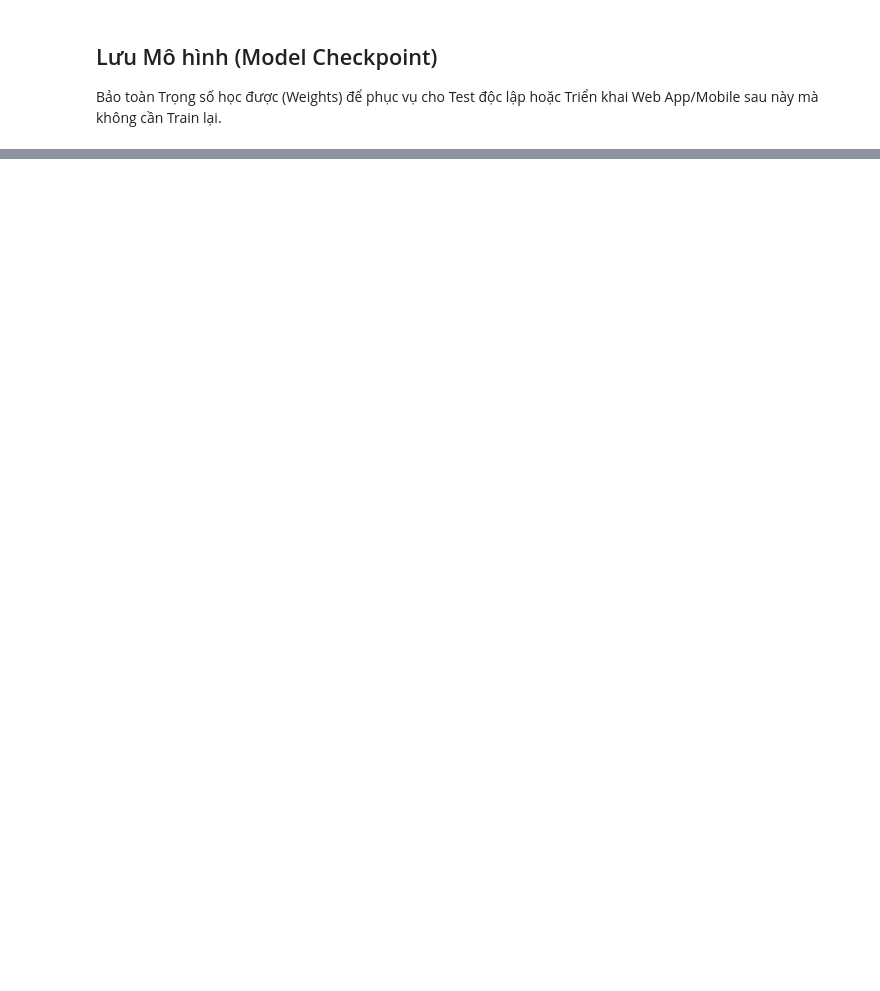
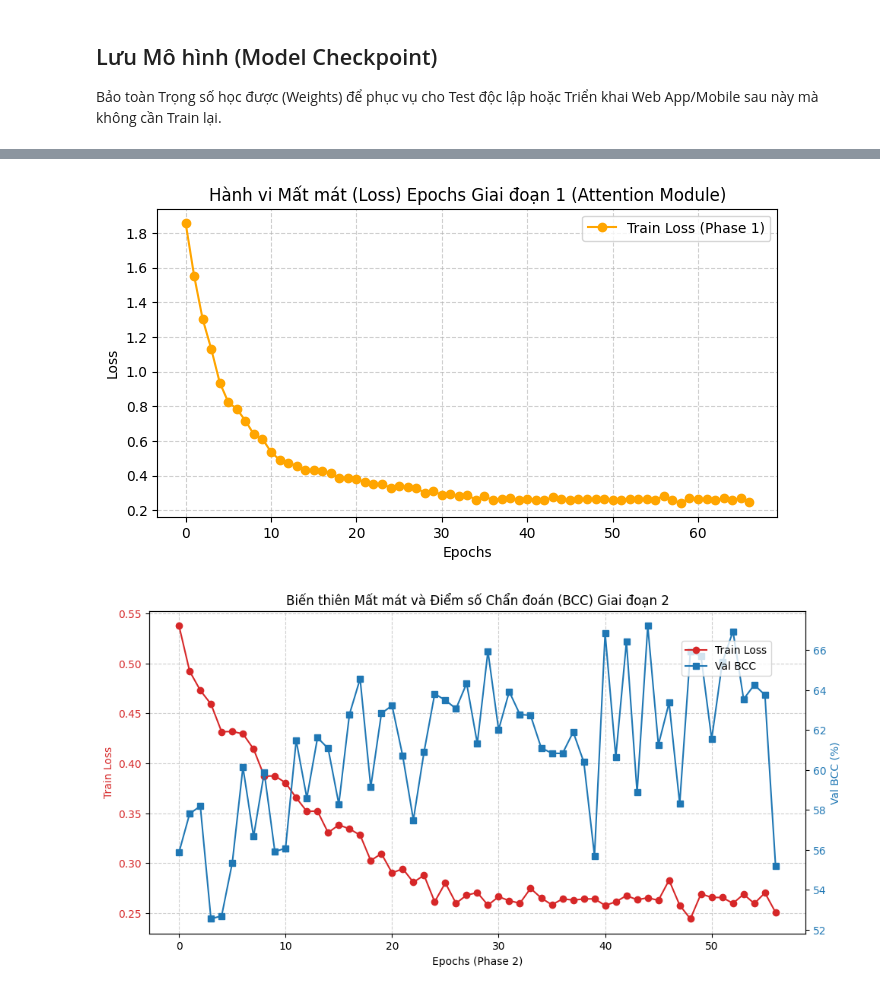
Before and after one commit to phamquocduc/PBL7, a Jupyter notebook: src/Model_training/MetaBlock_Fusion/04c_MetaBlock_EfficientNet.ipynb, the cells around one changed output, grey strips where cells are left out. Saved outputs shown, nothing was run; the diff lists cells and outputs as text; code cells hidden in the pictures; blank space fills up the shorter version.

```diff
--- a/src/Model_training/MetaBlock_Fusion/04c_MetaBlock_EfficientNet.ipynb
+++ b/src/Model_training/MetaBlock_Fusion/04c_MetaBlock_EfficientNet.ipynb
@@ -282,0 +301,43 @@ print(f"✅ Đã lưu trọng số mô hình tại: {save_path}")
+# %%
+import matplotlib.pyplot as plt
+import numpy as np
+
+# Data extracted verbatim from your previous training outputs
+train_loss_p1 = [1.8598, 1.5538, 1.3039, 1.1327, 0.9377, 0.8243, 0.7853, 0.7179, 0.6383, 0.6131, 0.5375, 0.492, 0.4729, 0.4592, 0.4315, 0.4318, 0.4294, 0.4143, 0.3871, 0.3874, 0.3805, 0.3655, 0.3519, 0.3522, 0.3306, 0.3385, 0.3344, 0.3282, 0.3028, 0.3097, 0.2903, 0.2946, 0.281, 0.2881, 0.2615, 0.2805, 0.26, 0.2682, 0.2707, 0.2582, 0.2666, 0.2626, 0.2601, 0.275, 0.2653, 0.2585, 0.2644, 0.2633, 0.2643, 0.2645, 0.2579, 0.2615, 0.2677, 0.2636, 0.2655, 0.263, 0.2832, 0.2581, 0.2445, 0.2694, 0.2659, 0.2658, 0.26, 0.2691, 0.2598, 0.2705, 0.2509]
+train_loss_p2 = [0.5375, 0.492, 0.4729, 0.4592, 0.4315, 0.4318, 0.4294, 0.4143, 0.3871, 0.3874, 0.3805, 0.3655, 0.3519, 0.3522, 0.3306, 0.3385, 0.3344, 0.3282, 0.3028, 0.3097, 0.2903, 0.2946, 0.281, 0.2881, 0.2615, 0.2805, 0.26, 0.2682, 0.2707, 0.2582, 0.2666, 0.2626, 0.2601, 0.275, 0.2653, 0.2585, 0.2644, 0.2633, 0.2643, 0.2645, 0.2579, 0.2615, 0.2677, 0.2636, 0.2655, 0.263, 0.2832, 0.2581, 0.2445, 0.2694, 0.2659, 0.2658, 0.26, 0.2691, 0.2598, 0.2705, 0.2509]
+val_bcc_p2 = [55.87, 57.81, 58.19, 52.54, 52.69, 55.34, 60.14, 56.66, 59.88, 55.91, 56.08, 61.49, 58.6, 61.62, 61.08, 58.29, 62.79, 64.57, 59.14, 62.84, 63.23, 60.7, 57.49, 60.9, 63.82, 63.5, 63.07, 64.34, 61.33, 65.95, 62.02, 63.93, 62.78, 62.74, 61.11, 60.84, 60.83, 61.9, 60.4, 55.7, 66.85, 60.65, 66.44, 58.87, 67.23, 61.26, 63.37, 58.32, 65.95, 65.7, 61.55, 65.39, 66.95, 63.55, 64.27, 63.76, 55.17]
+
+# Plot Phase 1 Loss (if exists)
+if len(train_loss_p1) > 0:
+    plt.figure(figsize=(8, 4))
+    plt.plot(train_loss_p1, label='Train Loss (Phase 1)', color='orange', marker='o')
+    plt.title('Hành vi Mất mát (Loss) Epochs Giai đoạn 1 (Attention Module)')
+    plt.xlabel('Epochs')
+    plt.ylabel('Loss')
+    plt.grid(True, linestyle='--', alpha=0.6)
+    plt.legend()
+    plt.show()
+
+# Plot Phase 2 Loss and BCC
+fig, ax1 = plt.subplots(figsize=(10, 5))
+
+color = 'tab:red'
+ax1.set_xlabel('Epochs (Phase 2)')
+ax1.set_ylabel('Train Loss', color=color)
+ax1.plot(train_loss_p2, color=color, marker='o', label='Train Loss')
+ax1.tick_params(axis='y', labelcolor=color)
+
+ax2 = ax1.twinx()
+color = 'tab:blue'
+ax2.set_ylabel('Val BCC (%)', color=color)
+ax2.plot(val_bcc_p2, color=color, marker='s', label='Val BCC')
+ax2.tick_params(axis='y', labelcolor=color)
+
+fig.tight_layout()
+plt.title('Biến thiên Mất mát và Điểm số Chẩn đoán (BCC) Giai đoạn 2')
+ax1.grid(True, linestyle='--', alpha=0.6)
+fig.legend(loc='upper right', bbox_to_anchor=(0.9, 0.9))
+plt.show()
+# %% [output]
+[figure, added]
+[figure, added]
```
Also changed, not shown: parts of 6 cells of this notebook, 2 other files.
